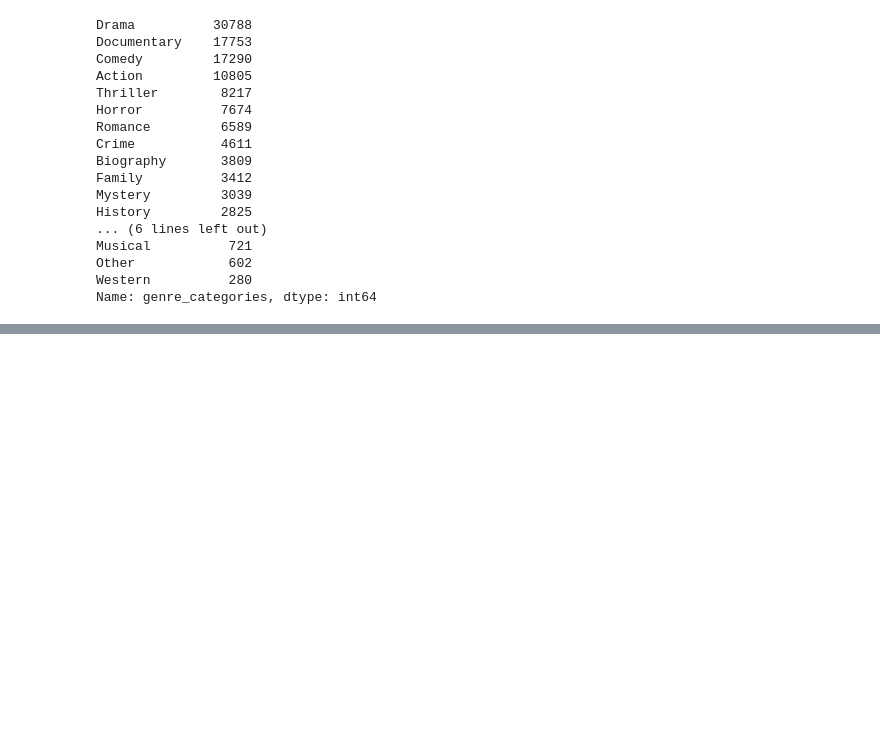
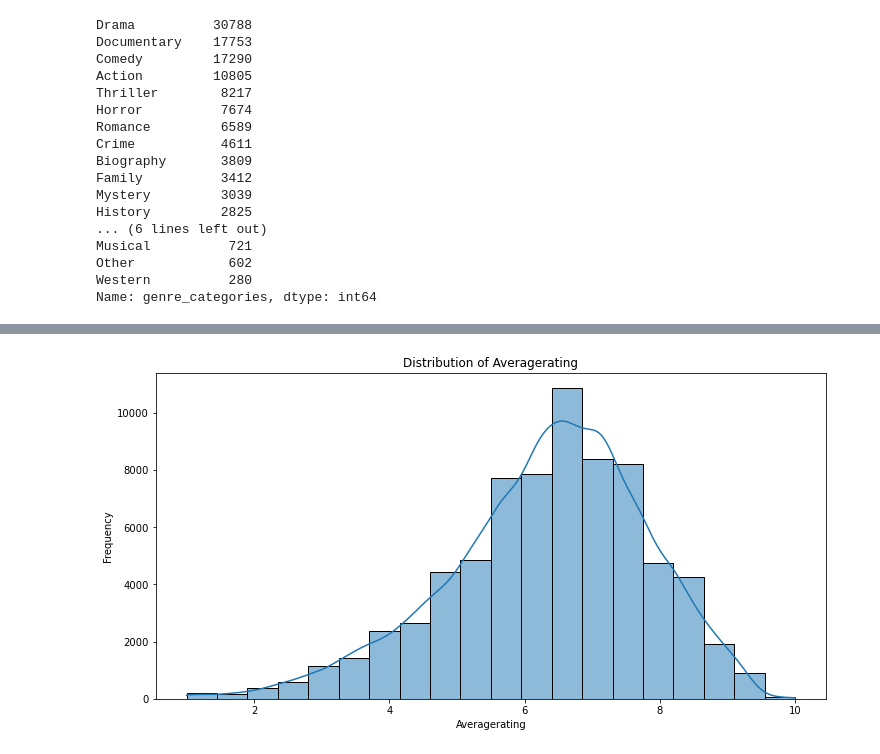
Before and after one commit to Anniemarie001/DSC-PHASE1-PROJECT, a Jupyter notebook: index.ipynb, the cells around one changed output, grey strips where cells are left out. Cells and saved outputs as stored; diff of their text form; code cells hidden in the pictures; blank space fills up the shorter version.

```diff
--- a/index.ipynb
+++ b/index.ipynb
@@ -677,0 +714,14 @@ Name: genre_categories, dtype: int64
+# %%
+#We use functions to plot distribution in numerical values
+
+def plot_univariate_numerical(data, column):
+    plt.figure(figsize=(12, 6))
+    sns.histplot(data=data, x=column, bins=20, kde=True)
+    plt.title(f'Distribution of {column.capitalize()}')
+    plt.xlabel(column.capitalize())
+    plt.ylabel('Frequency')
+    plt.show()
+# %%
+plot_univariate_numerical(df, 'averagerating')
+# %% [output]
+[figure, added]
```
Also changed, not shown: parts of 11 cells of this notebook.
